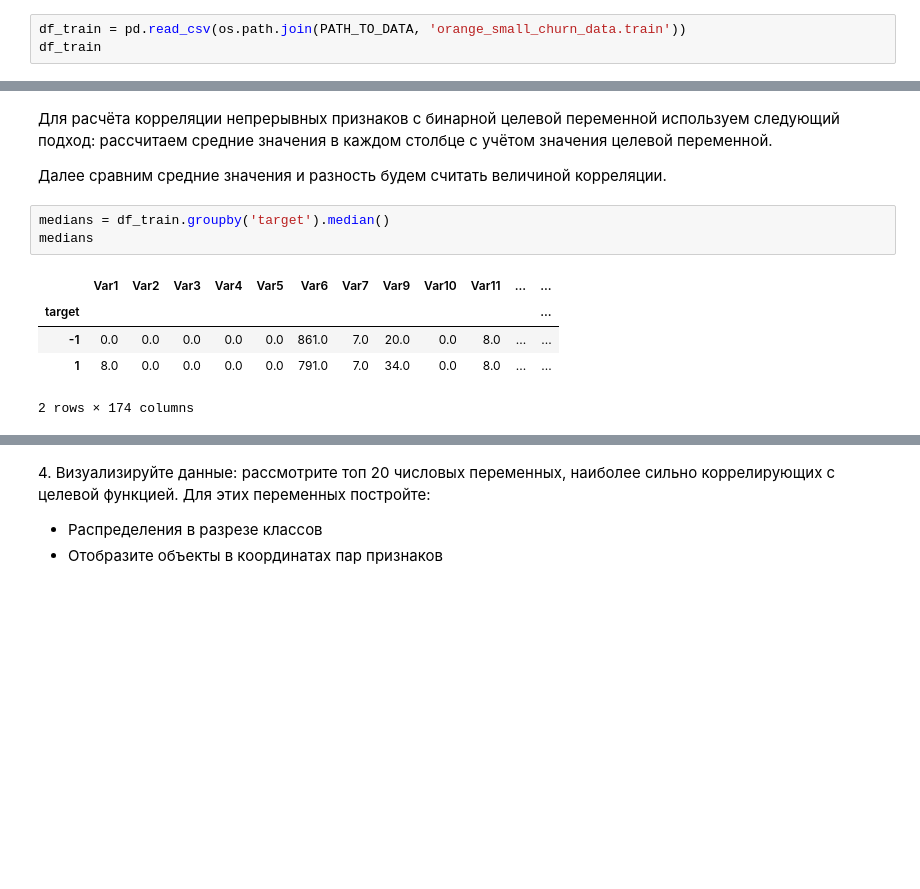
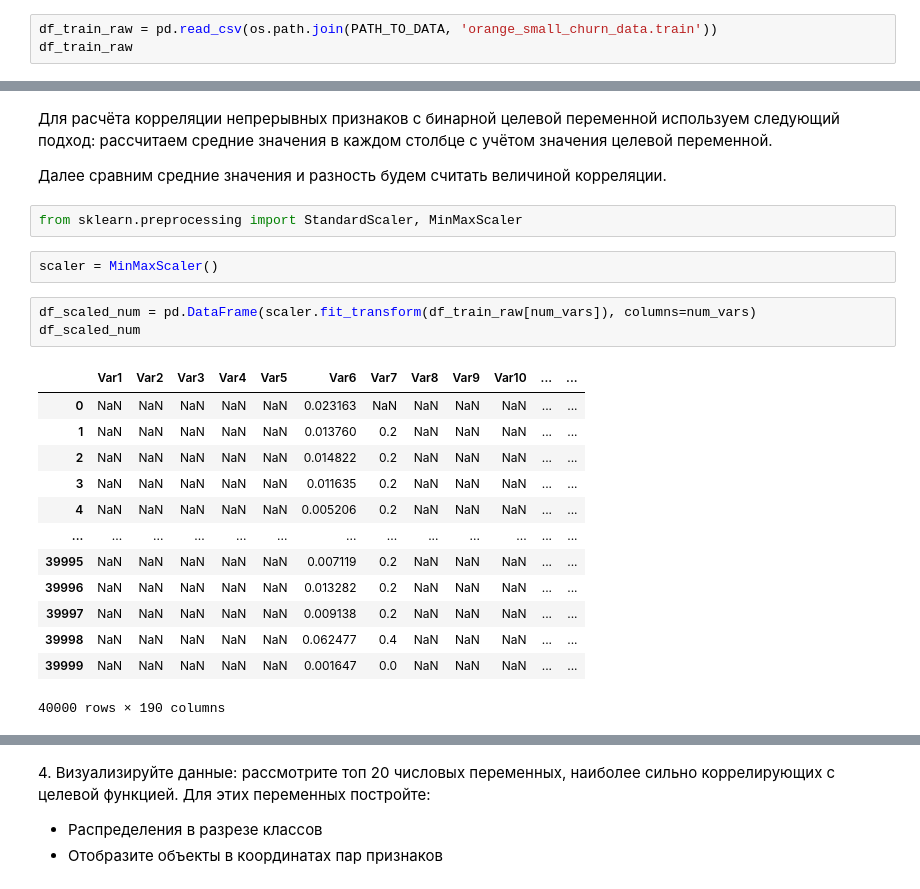
Before and after one commit to Uniholder/Specialization-Yandex-MIPT, a Jupyter notebook: 6_Final_projects/2_churn_prediction/week_1.ipynb, the cells around one changed output, grey strips where cells are left out. Drawn from its saved outputs; the diff is of its cells as text; blank space fills up the shorter version.

```diff
--- a/6_Final_projects/2_churn_prediction/week_1.ipynb
+++ b/6_Final_projects/2_churn_prediction/week_1.ipynb
@@ -34,8 +49,8 @@ warnings.filterwarnings('ignore')
 
 PATH_TO_DATA = 'data'
 # %%
-df_train = pd.read_csv(os.path.join(PATH_TO_DATA, 'orange_small_churn_data.train'))
-df_train
+df_train_raw = pd.read_csv(os.path.join(PATH_TO_DATA, 'orange_small_churn_data.train'))
+df_train_raw
 # %% [output]
 |  | Var1 | Var2 | Var3 | Var4 | Var5 | Var6 | Var7 | Var8 | Var9 | Var10 | ... | ... |
 | 0 | NaN | NaN | NaN | NaN | NaN | 3052.0 | NaN | NaN | NaN | NaN | ... | ... |
@@ -143,13 +163,25 @@ df_train.boxplot(column=['Var5'], by='target');
 Для расчёта корреляции непрерывных признаков с бинарной целевой переменной используем следующий подход: раcсчитаем средние значения в каждом столбце с учётом значения целевой переменной.
 
 Далее сравним средние значения и разность будем считать величиной корреляции.
-# %%
-medians = df_train.groupby('target').median()
-medians
-# %% [output]
-|  | Var1 | Var2 | Var3 | Var4 | Var5 | Var6 | Var7 | Var9 | Var10 | Var11 | ... | ... |
-| target |  |  |  |  |  |  |  |  |  |  |  | ... |
-| -1 | 0.0 | 0.0 | 0.0 | 0.0 | 0.0 | 861.0 | 7.0 | 20.0 | 0.0 | 8.0 | ... | ... |
-| 1 | 8.0 | 0.0 | 0.0 | 0.0 | 0.0 | 791.0 | 7.0 | 34.0 | 0.0 | 8.0 | ... | ... |
-2 rows × 174 columns
+# %%
+from sklearn.preprocessing import StandardScaler, MinMaxScaler
+# %%
+scaler = MinMaxScaler()
+# %%
+df_scaled_num = pd.DataFrame(scaler.fit_transform(df_train_raw[num_vars]), columns=num_vars)
+df_scaled_num
+# %% [output]
+|  | Var1 | Var2 | Var3 | Var4 | Var5 | Var6 | Var7 | Var8 | Var9 | Var10 | ... | ... |
+| 0 | NaN | NaN | NaN | NaN | NaN | 0.023163 | NaN | NaN | NaN | NaN | ... | ... |
+| 1 | NaN | NaN | NaN | NaN | NaN | 0.013760 | 0.2 | NaN | NaN | NaN | ... | ... |
+| 2 | NaN | NaN | NaN | NaN | NaN | 0.014822 | 0.2 | NaN | NaN | NaN | ... | ... |
+| 3 | NaN | NaN | NaN | NaN | NaN | 0.011635 | 0.2 | NaN | NaN | NaN | ... | ... |
+| 4 | NaN | NaN | NaN | NaN | NaN | 0.005206 | 0.2 | NaN | NaN | NaN | ... | ... |
+| ... | ... | ... | ... | ... | ... | ... | ... | ... | ... | ... | ... | ... |
+| 39995 | NaN | NaN | NaN | NaN | NaN | 0.007119 | 0.2 | NaN | NaN | NaN | ... | ... |
+| 39996 | NaN | NaN | NaN | NaN | NaN | 0.013282 | 0.2 | NaN | NaN | NaN | ... | ... |
+| 39997 | NaN | NaN | NaN | NaN | NaN | 0.009138 | 0.2 | NaN | NaN | NaN | ... | ... |
+| 39998 | NaN | NaN | NaN | NaN | NaN | 0.062477 | 0.4 | NaN | NaN | NaN | ... | ... |
+| 39999 | NaN | NaN | NaN | NaN | NaN | 0.001647 | 0.0 | NaN | NaN | NaN | ... | ... |
+40000 rows × 190 columns
 # %%
```
Also changed, not shown: parts of 11 cells of this notebook.
